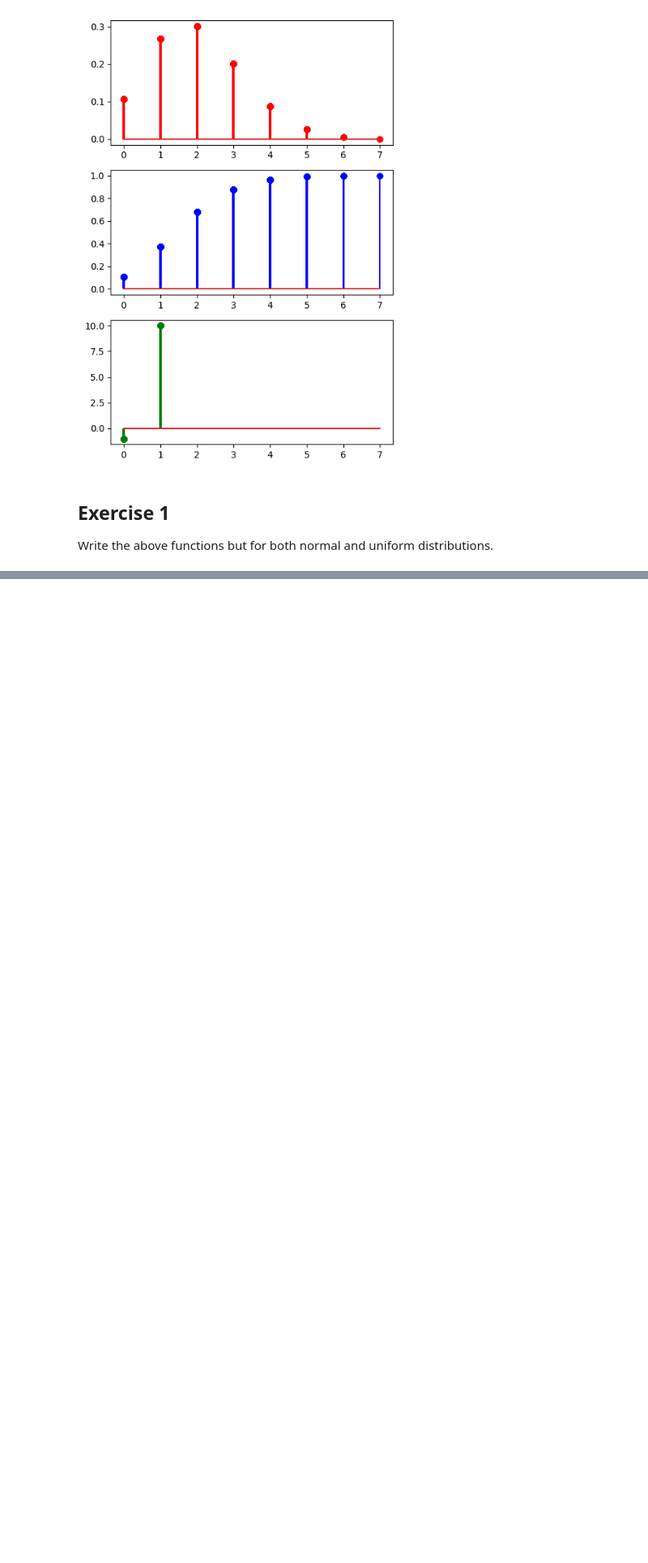
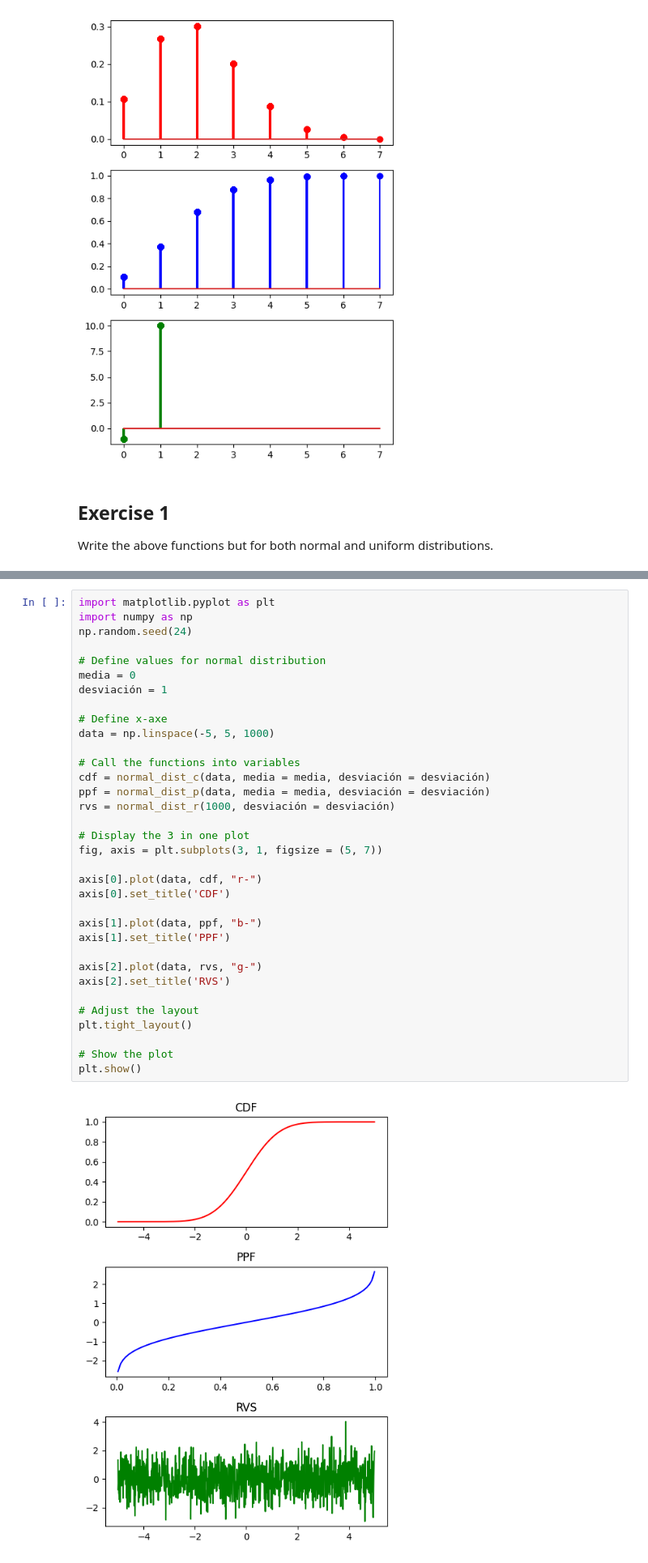
Before and after one commit to 4GeeksAcademy/probability-distribution-exercises-project-with-python_, a Jupyter notebook: notebook/problems.ipynb, the cells around one changed output, grey strips where cells are left out. Shown at 81% size. Cells and saved outputs as stored; diff of their text form; blank space fills up the shorter version.

```diff
--- a/notebook/problems.ipynb
+++ b/notebook/problems.ipynb
@@ -143,4 +162,40 @@ def normal_dist_r (x, media = 0, desviación = 1):
     return rvs_fnc
+# %%
+import matplotlib.pyplot as plt
+import numpy as np
+np.random.seed(24)
+
+# Define values for normal distribution
+media = 0
+desviación = 1
+
+# Define x-axe
+data = np.linspace(-5, 5, 1000)
+
+# Call the functions into variables
+cdf = normal_dist_c(data, media = media, desviación = desviación)
+ppf = normal_dist_p(data, media = media, desviación = desviación)
+rvs = normal_dist_r(1000, desviación = desviación)
+
+# Display the 3 in one plot
+fig, axis = plt.subplots(3, 1, figsize = (5, 7))
+
+axis[0].plot(data, cdf, "r-")
+axis[0].set_title('CDF')
+
+axis[1].plot(data, ppf, "b-")
+axis[1].set_title('PPF')
+
+axis[2].plot(data, rvs, "g-")
+axis[2].set_title('RVS')
+
+# Adjust the layout
+plt.tight_layout()
+
+# Show the plot
+plt.show()
+# %% [output]
+[figure, added]
 # %%
 from scipy.stats import uniform
 
```
Also changed, not shown: parts of 6 cells of this notebook.
